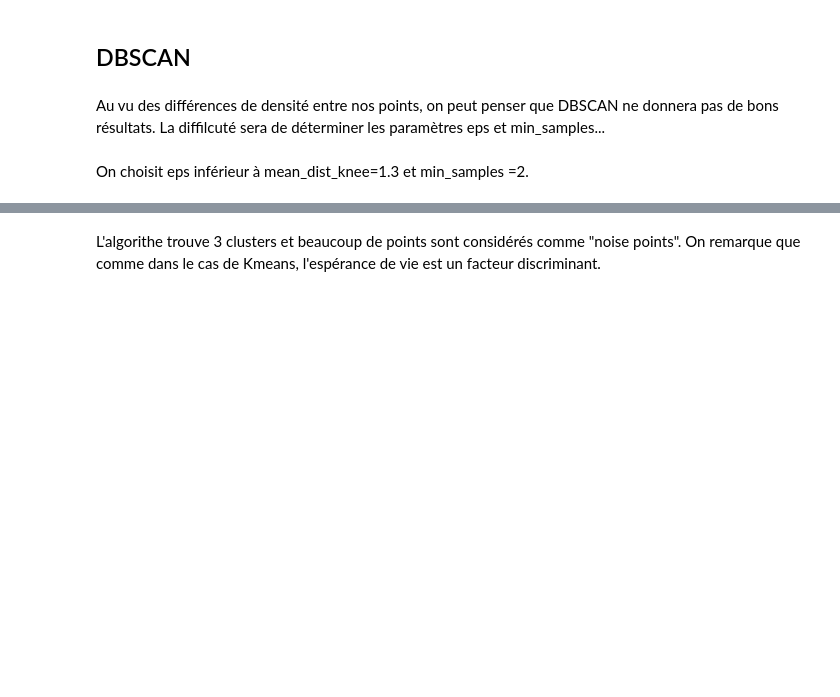
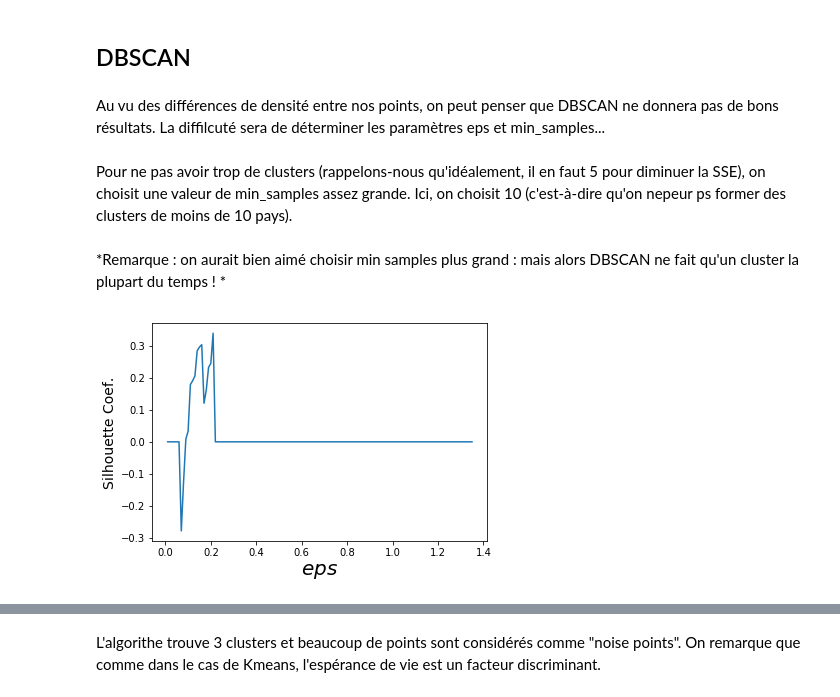
Before and after one commit to LisaNicvert/IA_project, a Jupyter notebook: Project_IA_Clustering_simple.ipynb, the cells around one changed output, grey strips where cells are left out. Saved outputs shown, nothing was run; the diff lists cells and outputs as text; code cells hidden in the pictures; blank space fills up the shorter version.

Commit message:
Remise au point !

```diff
--- a/Project_IA_Clustering_simple.ipynb
+++ b/Project_IA_Clustering_simple.ipynb
@@ -144,6 +145,24 @@ def silhouette_kmeans(df):
     plt.plot(Ks,silhouette_coef)
     plt.xlabel("$k$",fontsize=20)
     plt.ylabel("Silhouette Coef.",fontsize=14)
+# %%
+def silhouette_dbscan(df,minpts,min_knee):
+    """Plots Silhouette coefficient evolution for different values of eps with a specified minpts parameter.
+    Min_knee is the above limit value for eps.
+    If one cluster (or only one cluster + noise points), silhouette arbitrary set to 0."""
+    silhouette_coef = []
+    Eps = np.arange(0.01,min_knee,0.01)
+    for e in Eps:
+        db = DBSCAN(min_samples=minpts,eps=e)
+        db.fit(df)
+        labels = db.labels_
+        if len(set(labels))>2:
+            silhouette_coef.append(silhouette_score(df, labels, metric='euclidean', sample_size=None))
+        else:
+            silhouette_coef.append(0)
+    plt.plot(Eps,silhouette_coef)
+    plt.xlabel("$eps$",fontsize=20)
+    plt.ylabel("Silhouette Coef.",fontsize=14)
 # %%
 def stability_kmeans(df,ki):
     silhouette_coef = []
@@ -578,5 +531,12 @@ plot_km3d(kmdendro_max,df_without_outliers)
 # %% [markdown]
 Au vu des différences de densité entre nos points, on peut penser que DBSCAN ne donnera pas de bons résultats.
 La diffilcuté sera de déterminer les paramètres eps et min_samples...
-# %% [markdown]
-On choisit eps inférieur à mean_dist_knee=1.3 et min_samples =2.
+# %% [markdown]
+Pour ne pas avoir trop de clusters (rappelons-nous qu'idéalement, il en faut 5 pour diminuer la SSE), on choisit une valeur de min_samples assez grande. Ici, on choisit 10 (c'est-à-dire qu'on nepeur ps former des clusters de moins de 10 pays).
+# %% [markdown]
+*Remarque : on aurait bien aimé choisir min samples plus grand : mais alors DBSCAN ne fait qu'un cluster la plupart du temps !
+*
+# %%
+silhouette_dbscan(df_without_outliers,10,mean_dist_knee)
+# %% [output]
+[figure, added]
```
Also changed, not shown: parts of 60 cells of this notebook.
